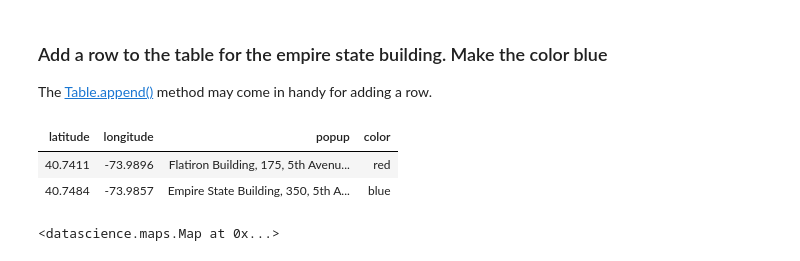
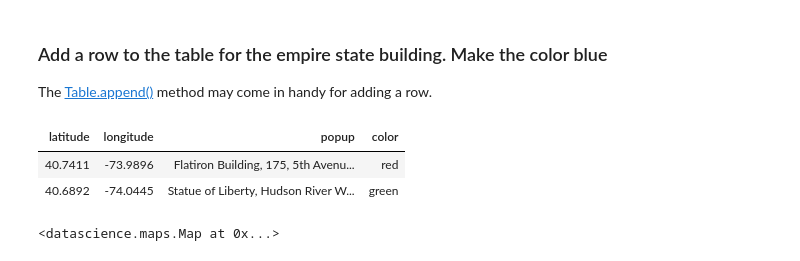
Before and after one commit to wesleyjin/smart-cities-connector, a Jupyter notebook: smartcities_f16/minilabs_inprogress/Minilab3_Solutions.ipynb, the cells around one changed output. Saved outputs shown, nothing was run; the diff lists cells and outputs as text; code cells hidden in the pictures.

```diff
--- a/smartcities_f16/minilabs_inprogress/Minilab3_Solutions.ipynb
+++ b/smartcities_f16/minilabs_inprogress/Minilab3_Solutions.ipynb
@@ -31,2 +31,5 @@ location.latitude, location.longitude, location.altitude, location.address,
 # %%
 # Your code here
+geolocator = Nominatim()
+location = geolocator.geocode("Statue of Liberty")
+location
@@ -52,13 +57,13 @@ maps.Marker.map_table(table)
 The [Table.append()](http://data8.org/datascience/_autosummary/datascience.tables.Table.append.html?highlight=append#datascience.tables.Table.append) method may come in handy for adding a row.
 # %%
 # Your code here
-location = geolocator.geocode("Empire State Building NYC")
-table.append([location.latitude, location.longitude, location.address, 'blue'])
+location = geolocator.geocode("Statue of Liberty")
+table.append([location.latitude, location.longitude, location.address, 'green'])
 table
 # %% [output]
 | latitude | longitude | popup | color |
 | 40.7411 | -73.9896 | Flatiron Building, 175, 5th Avenu... | red |
-| 40.7484 | -73.9857 | Empire State Building, 350, 5th A... | blue |
+| 40.6892 | -74.0445 | Statue of Liberty, Hudson River W... | green |
 # %%
 maps.Marker.map_table(table)
 # %% [output]
```
Also changed, not shown: parts of 9 cells of this notebook, 2 other files.
